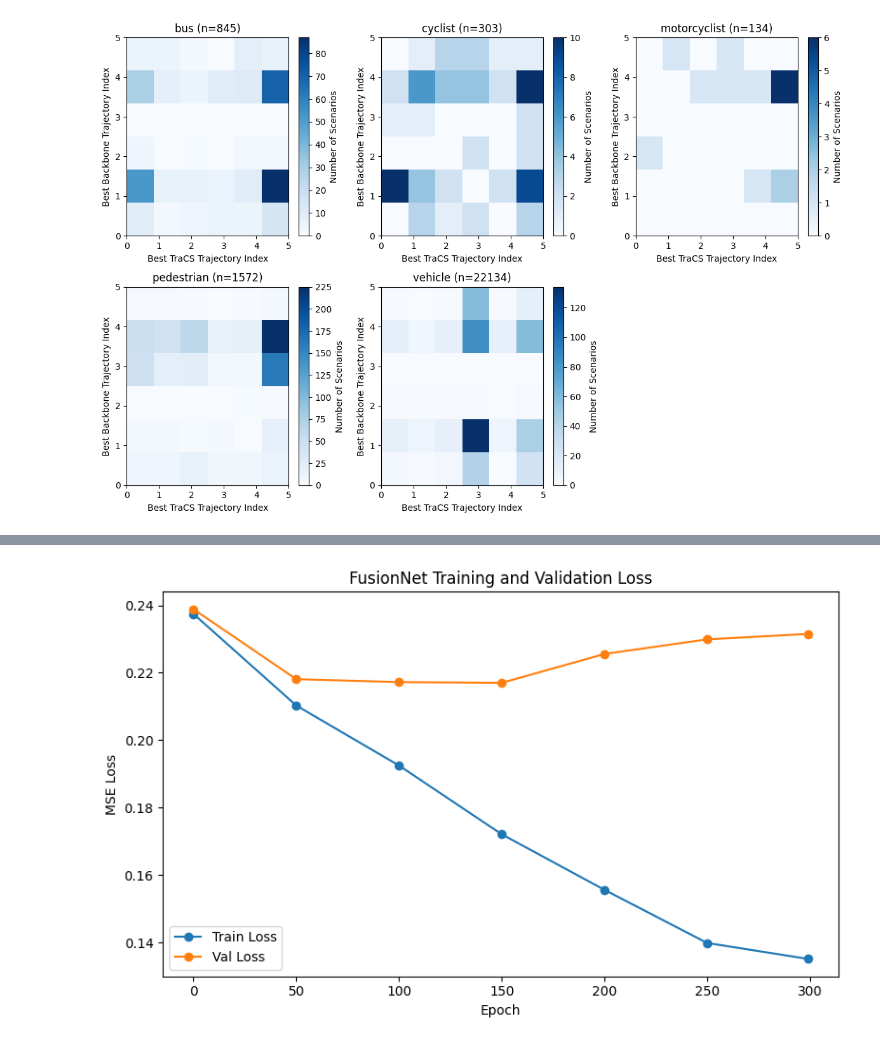
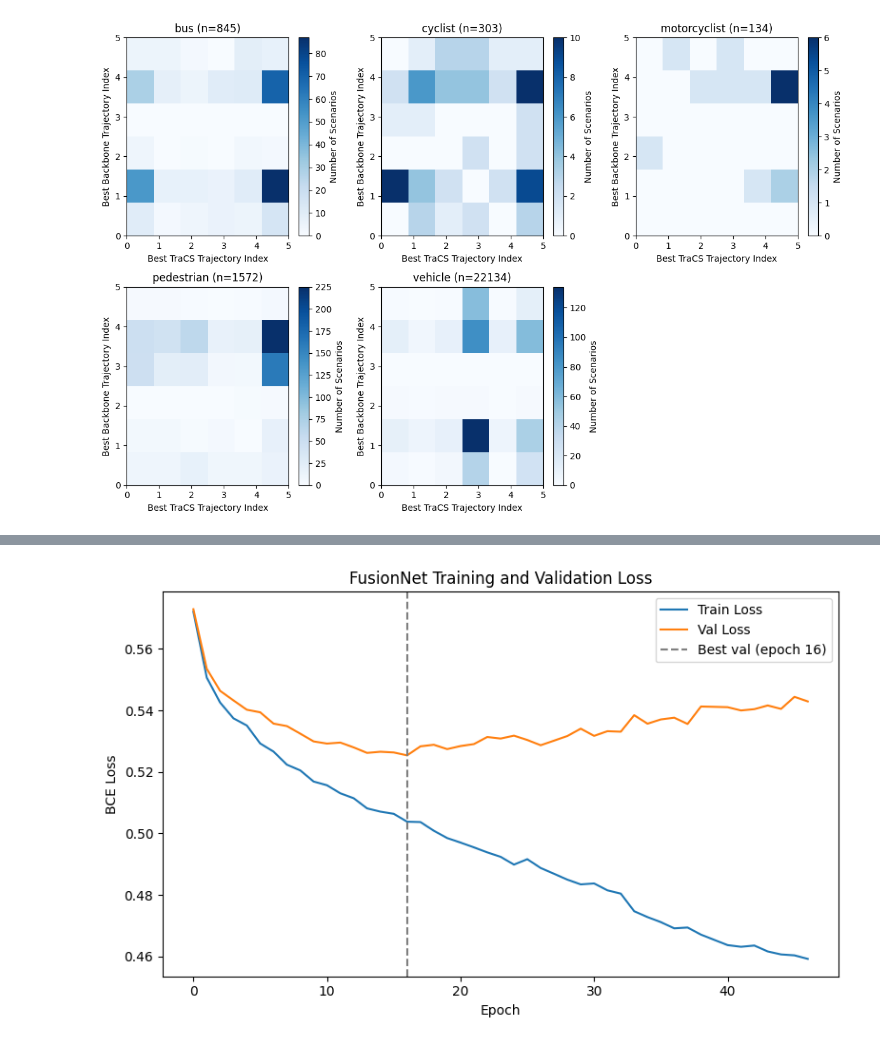
Before and after one commit to simon-kohaut/TraCS, a Jupyter notebook: examples/tracs_train.ipynb, the cells around one changed output, grey strips where cells are left out. Saved outputs shown, nothing was run; the diff lists cells and outputs as text; code cells hidden in the pictures.

Commit message:
TraCS Fusion on DeMo working

```diff
--- a/examples/tracs_train.ipynb
+++ b/examples/tracs_train.ipynb
@@ -27,9 +36,11 @@ test_ground_truth_path = data_root / "av2" / "av2_mf_focal_test_annotations.parq
 test_prediction_path = data_root / "av2_backbone_outputs" / backbone / "submission_test.parquet"
 train_data_path = data_root / "results" / program_name / "val" / backbone / "scored_predictions.parquet"
 test_data_path = data_root / "tracs_predictions" / program_name / backbone / "test.parquet"
+train_embedding_path = data_root / "av2_backbone_outputs" / backbone / "val_embeddings.parquet"
+test_embedding_path = data_root / "av2_backbone_outputs" / backbone / "test_embeddings.parquet"
 
 random_appendix = "_random_tracs_scores" if use_random_tracs_scores else ""
-version = "v9"  # for file naming; increment if we want to save new versions of the features/weights/scores files
+version = "v4"  # for file naming; increment if we want to save new versions of the features/weights/scores files
 features_pt_path = data_root / "results" / program_name / "val" / backbone / f"features_{version}{random_appendix}.pt"
 optimal_weights_pt_path = data_root / "results" / program_name / "val" / backbone / f"optimal_weights_{version}{random_appendix}.pt"
 scores_pt_path = data_root / "results" / program_name / "val" / backbone / f"scores_{version}{random_appendix}.pt"
@@ -246,6 +303,9 @@ plt.show()
 # %% [output]
 [figure]
 # %%
+train_emb = pd.read_parquet(train_embedding_path).set_index("scenario_id")
+
+
 def _process_scenario(args):
     scenario_id, scenario_data = args
     gt_row = val_gt.loc[scenario_id]
@@ -270,6 +330,9 @@ def _process_scenario(args):
     # past_xy, n_agents = load_scenario_extras(scenario_id, split="val")
     w, original_score, optimal_score = optimal_weights_grid(log_tracs_scores, log_backbone_scores, predicted_tracks, gt_track)
 
+    emb_row = train_emb.loc[scenario_id]
+    embedding = np.concatenate([emb_row["focal_embedding"], emb_row["average_embedding"]]).astype(np.float32)
+
     features = FusionNet.extract_features(
         predicted_tracks,
         focal_type=scenario_data["agent_type"].iloc[0],
@@ -277,6 +340,7 @@ def _process_scenario(args):
         tracs_scores=np.array(scenario_data["tracs_trajectory_score"]),
         # n_agents=n_agents,
         # past_trajectory=past_xy,
+        embedding=embedding,
     )
     return features, w, original_score, optimal_score
 
@@ -631,13 +687,15 @@ plt.show()
 # %%
-# Plot training and validation loss curves
 plt.figure(figsize=(8, 5))
-plt.plot(list(range(0, n_epochs, 50)) + [n_epochs-1], train_losses, marker='o', label='Train Loss')
-plt.plot(list(range(0, n_epochs, 50)) + [n_epochs-1], val_losses, marker='o', label='Val Loss')
-plt.xlabel('Epoch')
-plt.ylabel('MSE Loss')
-plt.title('FusionNet Training and Validation Loss')
+epochs_recorded = range(len(train_losses))
+plt.plot(epochs_recorded, train_losses, label="Train Loss")
+plt.plot(epochs_recorded, val_losses, label="Val Loss")
+best_epoch = int(np.argmin(val_losses))
+plt.axvline(best_epoch, color="gray", linestyle="--", label=f"Best val (epoch {best_epoch})")
+plt.xlabel("Epoch")
+plt.ylabel("BCE Loss")
+plt.title("FusionNet Training and Validation Loss")
 plt.legend()
 plt.tight_layout()
 plt.show()
 # %% [output]
-[figure, old version]
+[figure, new version]
```
Also changed, not shown: parts of 34 cells of this notebook.
